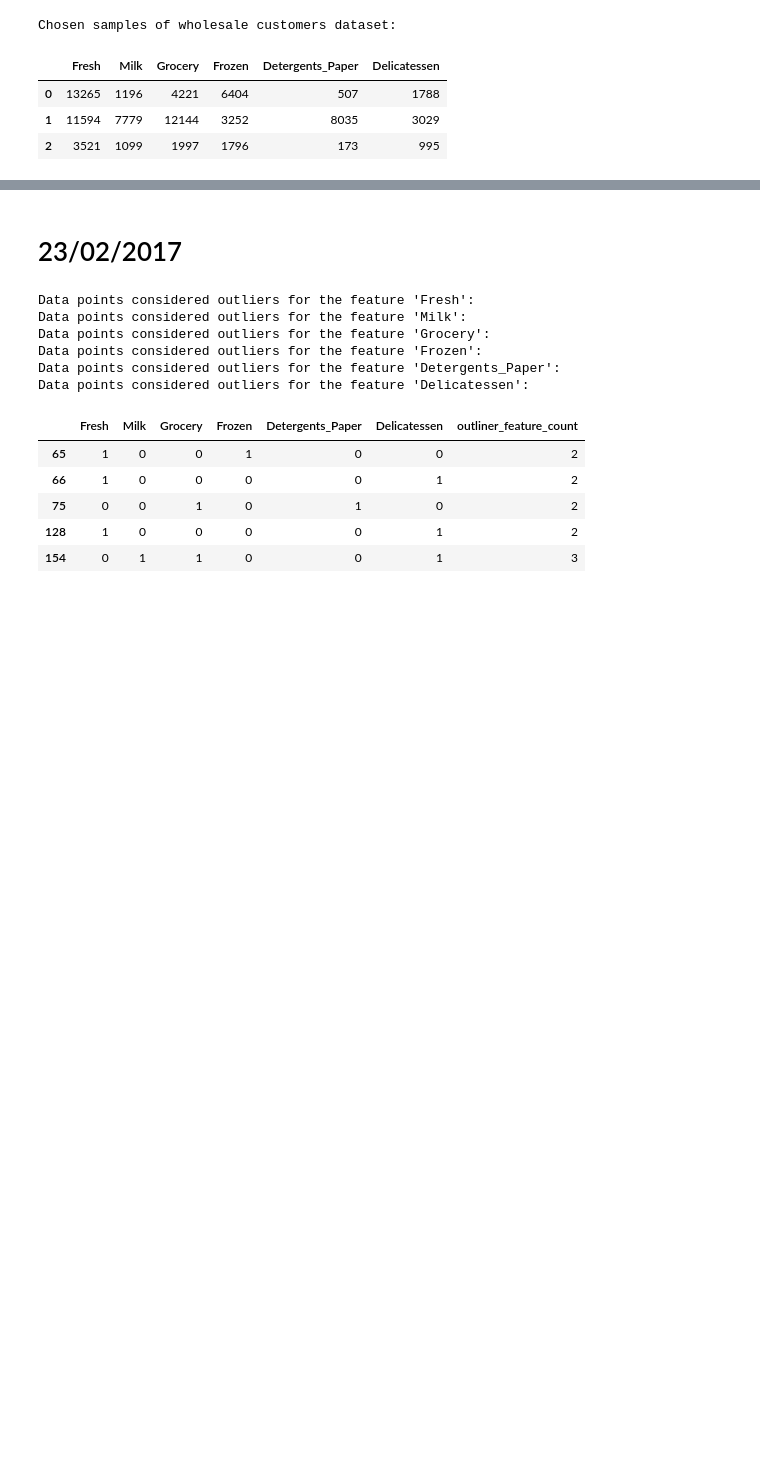
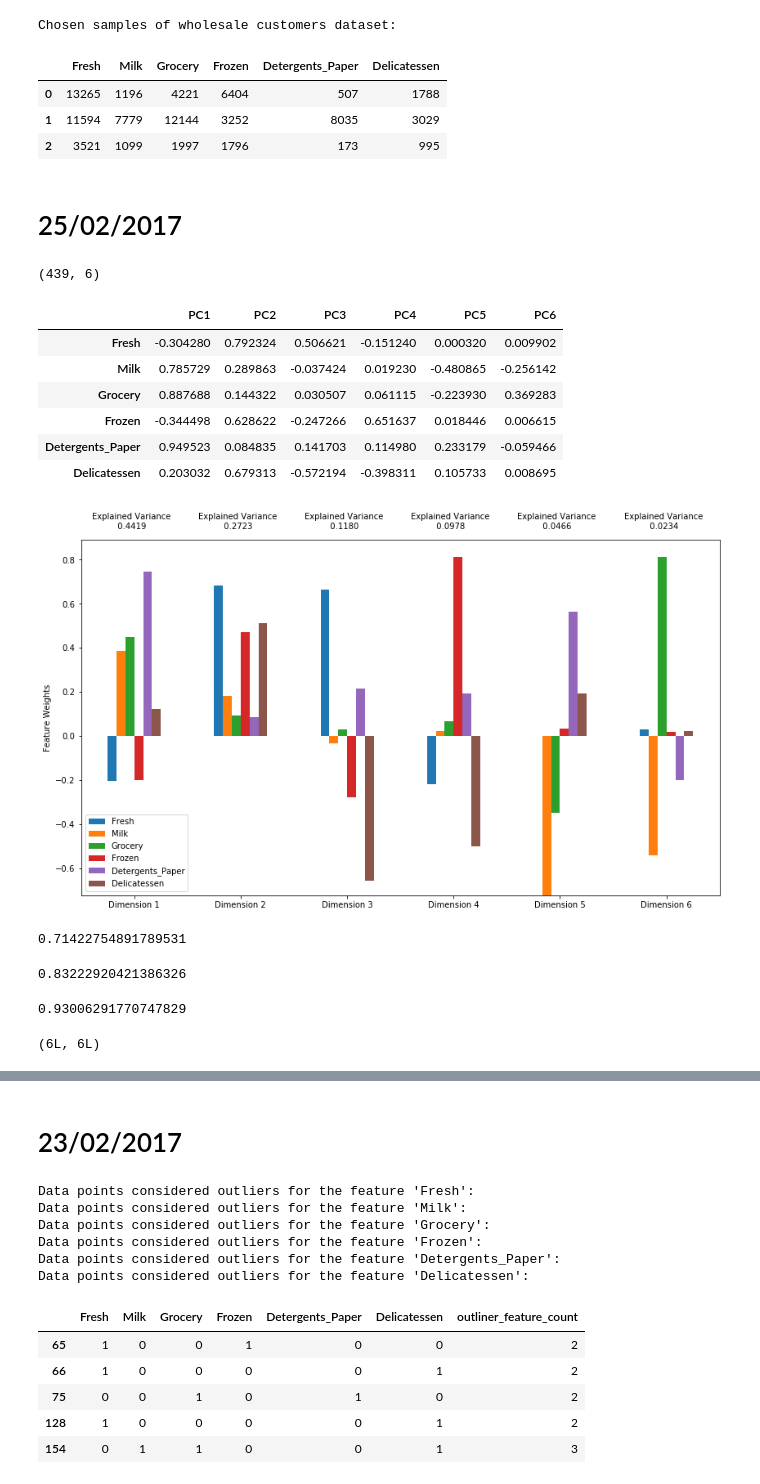
Before and after one commit to yifanxie/Udacity_MLND, a Jupyter notebook: projects/customer_segments/Running.ipynb, the cells around one changed output, grey strips where cells are left out. Drawn from its saved outputs; the diff is of its cells as text; code cells hidden in the pictures; blank space fills up the shorter version.

```diff
--- a/projects/customer_segments/Running.ipynb
+++ b/projects/customer_segments/Running.ipynb
@@ -19,3 +20,57 @@ Chosen samples of wholesale customers dataset:
 | 0 | 13265 | 1196 | 4221 | 6404 | 507 | 1788 |
 | 1 | 11594 | 7779 | 12144 | 3252 | 8035 | 3029 |
 | 2 | 3521 | 1099 | 1997 | 1796 | 173 | 995 |
+# %% [markdown]
+# 25/02/2017
+# %%
+log_data=np.log(data)
+log_samples=np.log(samples)
+good_data = log_data.drop(log_data.index[154]).reset_index(drop = True)
+good_data.shape
+# %% [output]
+(439, 6)
+# %%
+from sklearn.decomposition import PCA
+
+focus_PCs=['PC1', 'PC2', 'PC3', 'PC4']
+PCs=['PC1', 'PC2', 'PC3', 'PC4','PC5','PC6']
+
+
+pca=PCA()
+# pca.fit(good_data)
+pca_good_data=pd.DataFrame(pca.fit_transform(good_data), columns=['PC1','PC2','PC3','PC4','PC5','PC6'])
+pca_samples=pca.transform(log_samples)
+
+pca_results=vs.pca_results(good_data, pca)
+
+# display(pca_good_data.head(5))
+
+
+t=pd.concat([good_data, pca_good_data], axis=1)
+# t.corr().filter(focus_PCs).drop(PCs)
+t.corr().filter(PCs).drop(PCs)
+# %% [output]
+|  | PC1 | PC2 | PC3 | PC4 | PC5 | PC6 |
+| Fresh | -0.304280 | 0.792324 | 0.506621 | -0.151240 | 0.000320 | 0.009902 |
+| Milk | 0.785729 | 0.289863 | -0.037424 | 0.019230 | -0.480865 | -0.256142 |
+| Grocery | 0.887688 | 0.144322 | 0.030507 | 0.061115 | -0.223930 | 0.369283 |
+| Frozen | -0.344498 | 0.628622 | -0.247266 | 0.651637 | 0.018446 | 0.006615 |
+| Detergents_Paper | 0.949523 | 0.084835 | 0.141703 | 0.114980 | 0.233179 | -0.059466 |
+| Delicatessen | 0.203032 | 0.679313 | -0.572194 | -0.398311 | 0.105733 | 0.008695 |
+[figure, added]
+# %%
+pca.explained_variance_ratio_[0:2].sum()
+# %% [output]
+0.71422754891789531
+# %%
+pca.explained_variance_ratio_[0:3].sum()
+# %% [output]
+0.83222920421386326
+# %%
+pca.explained_variance_ratio_[0:4].sum()
+# %% [output]
+0.93006291770747829
+# %%
+pca.components_.shape
+# %% [output]
+(6L, 6L)
```
Also changed, not shown: parts of 5 cells of this notebook, 1 other file.
